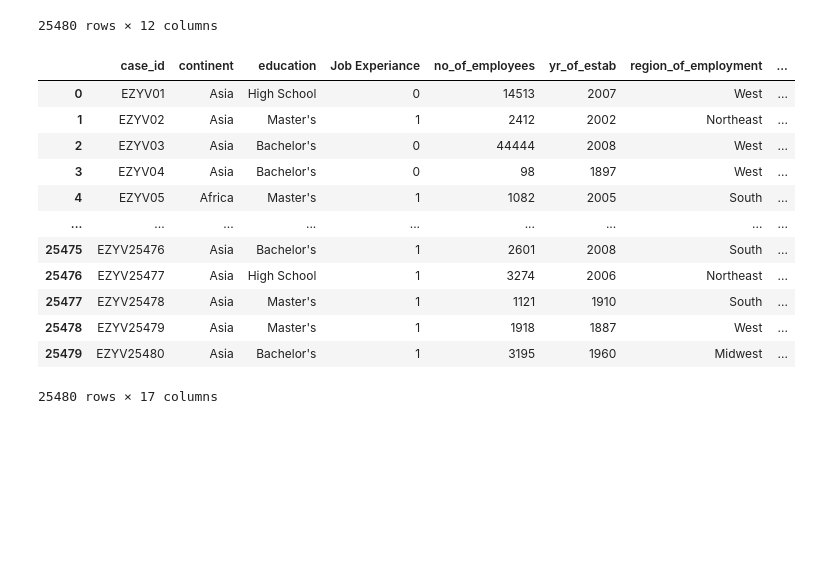
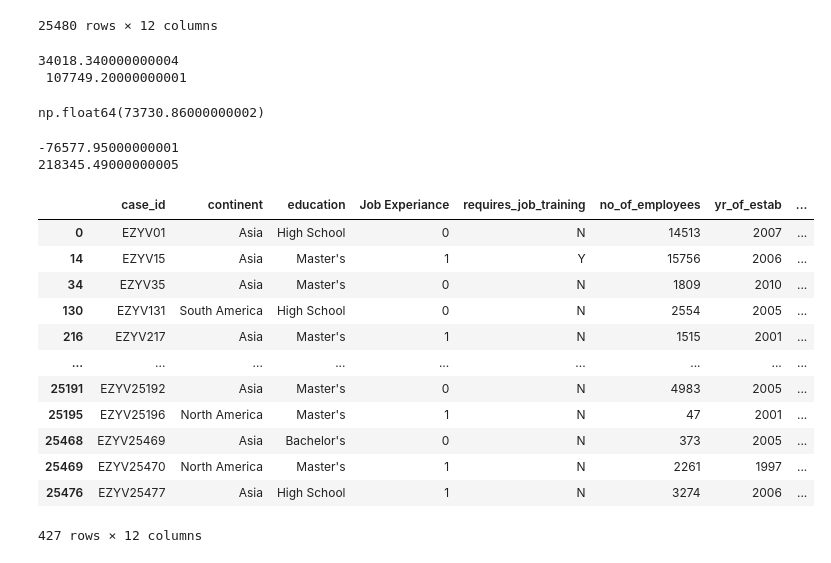
Before and after one commit to sujay-chandekar/Machine-Learning, a Jupyter notebook: Analysis_On_Visa_Data/visa.ipynb, the cells around one changed output. Drawn from its saved outputs; the diff is of its cells as text; code cells hidden in the pictures; blank space fills up the shorter version.

```diff
--- a/Analysis_On_Visa_Data/visa.ipynb
+++ b/Analysis_On_Visa_Data/visa.ipynb
@@ -347,18 +347,39 @@ df
 | 25479 | EZYV25480 | Asia | Bachelor's | 1 | N | 3195 | 1960 | ... |
 25480 rows × 12 columns
 # %%
-pd.get_dummies(df,columns=['requires_job_training','unit_of_wage','full_time_position'])
+Q1 = df['prevailing_wage'].quantile(0.25)
+Q3 = df['prevailing_wage'].quantile(0.75)
+print(Q1,"\n",Q3)
 # %% [output]
-|  | case_id | continent | education | Job Experiance | no_of_employees | yr_of_estab | region_of_employment | ... |
-| 0 | EZYV01 | Asia | High School | 0 | 14513 | 2007 | West | ... |
-| 1 | EZYV02 | Asia | Master's | 1 | 2412 | 2002 | Northeast | ... |
-| 2 | EZYV03 | Asia | Bachelor's | 0 | 44444 | 2008 | West | ... |
-| 3 | EZYV04 | Asia | Bachelor's | 0 | 98 | 1897 | West | ... |
-| 4 | EZYV05 | Africa | Master's | 1 | 1082 | 2005 | South | ... |
-| ... | ... | ... | ... | ... | ... | ... | ... | ... |
-| 25475 | EZYV25476 | Asia | Bachelor's | 1 | 2601 | 2008 | South | ... |
-| 25476 | EZYV25477 | Asia | High School | 1 | 3274 | 2006 | Northeast | ... |
-| 25477 | EZYV25478 | Asia | Master's | 1 | 1121 | 1910 | South | ... |
-| 25478 | EZYV25479 | Asia | Master's | 1 | 1918 | 1887 | West | ... |
-| 25479 | EZYV25480 | Asia | Bachelor's | 1 | 3195 | 1960 | Midwest | ... |
-25480 rows × 17 columns
+34018.340000000004
+ 107749.20000000001
+# %%
+IQR = Q3-Q1
+IQR
+# %% [output]
+np.float64(73730.86000000002)
+# %%
+Lower = Q1-(1.5*IQR)
+print(Lower)
+Upper = Q3+(1.5*IQR)
+print(Upper)
+# %% [output]
+-76577.95000000001
+218345.49000000005
+# %%
+data = df[(df['prevailing_wage']>Upper) | (df['prevailing_wage']<Lower)]
+data
+# %% [output]
+|  | case_id | continent | education | Job Experiance | requires_job_training | no_of_employees | yr_of_estab | ... |
+| 0 | EZYV01 | Asia | High School | 0 | N | 14513 | 2007 | ... |
+| 14 | EZYV15 | Asia | Master's | 1 | Y | 15756 | 2006 | ... |
+| 34 | EZYV35 | Asia | Master's | 0 | N | 1809 | 2010 | ... |
+| 130 | EZYV131 | South America | High School | 0 | N | 2554 | 2005 | ... |
+| 216 | EZYV217 | Asia | Master's | 1 | N | 1515 | 2001 | ... |
+| ... | ... | ... | ... | ... | ... | ... | ... | ... |
+| 25191 | EZYV25192 | Asia | Master's | 0 | N | 4983 | 2005 | ... |
+| 25195 | EZYV25196 | North America | Master's | 1 | N | 47 | 2001 | ... |
+| 25468 | EZYV25469 | Asia | Bachelor's | 0 | N | 373 | 2005 | ... |
+| 25469 | EZYV25470 | North America | Master's | 1 | N | 2261 | 1997 | ... |
+| 25476 | EZYV25477 | Asia | High School | 1 | N | 3274 | 2006 | ... |
+427 rows × 12 columns
```
Also changed, not shown: parts of 7 cells of this notebook.
